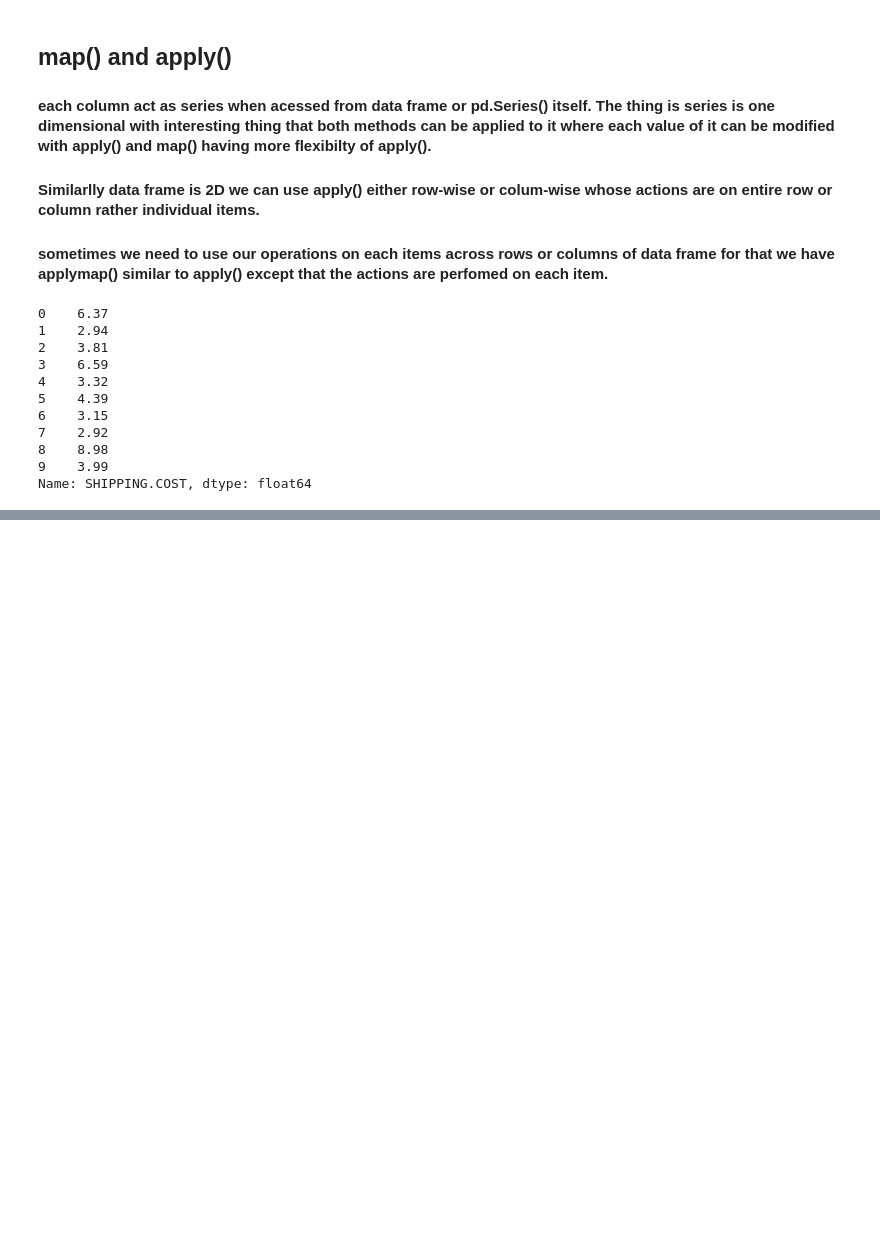
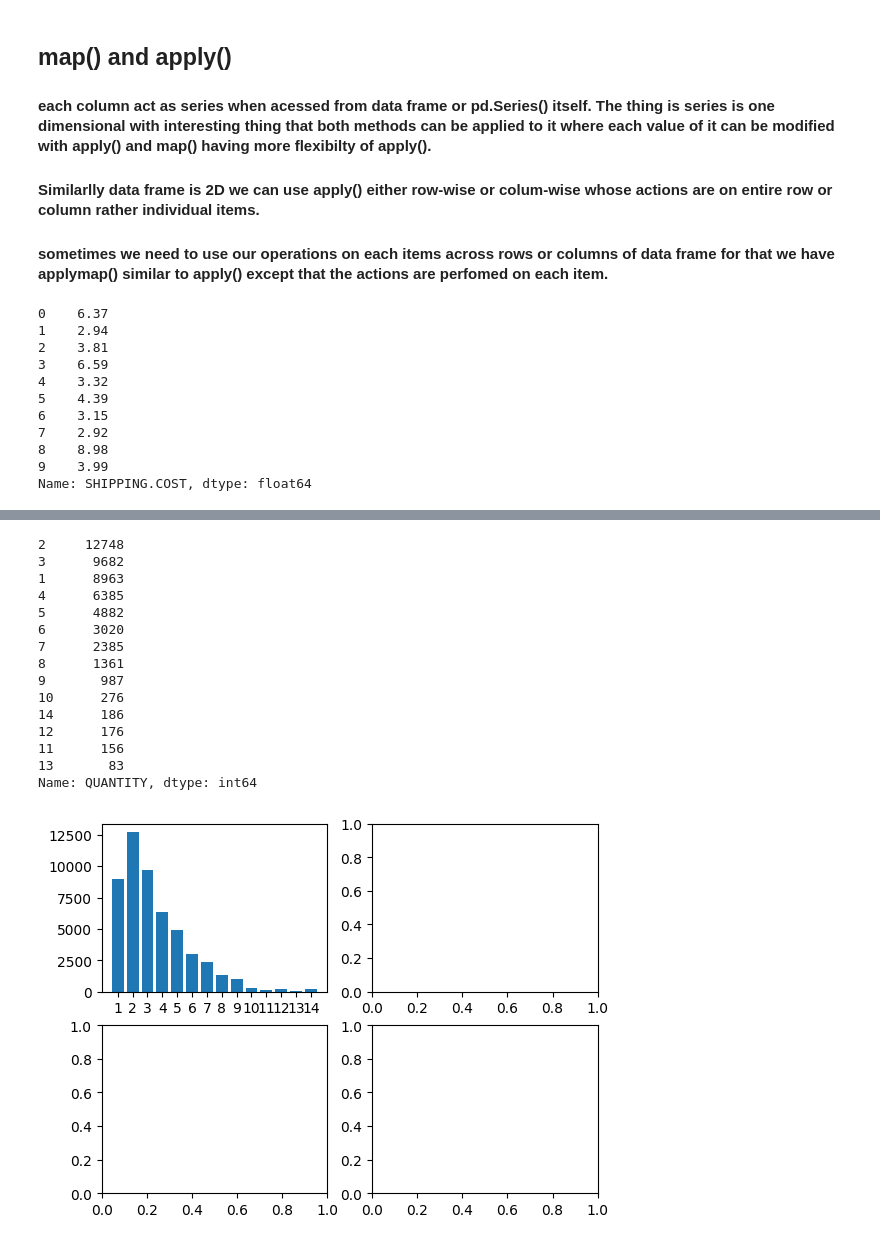
Before and after one commit to kunalmeon/Data-Analysis-Examples, a Jupyter notebook: SuperStoreData.ipynb, the cells around one changed output, grey strips where cells are left out. Cells and saved outputs as stored; diff of their text form; code cells hidden in the pictures; blank space fills up the shorter version.

```diff
--- a/SuperStoreData.ipynb
+++ b/SuperStoreData.ipynb
@@ -2037,7 +1601,0 @@ Happy Coding
-# %%
-fig,axes= myplot.subplots(2,2)
-xaxis=mySuperStoreDataFrame["QUANTITY"].sort_values(ascending=False).value_counts().index
-yaxis=mySuperStoreDataFrame["QUANTITY"].sort_values(ascending=False).value_counts().values
-print(xaxis)
-axes[0,0].bar(xaxis,yaxis)
-myplot.set_xticks=xaxis
@@ -2063,0 +1632,24 @@ Name: QUANTITY, dtype: int64
+# %%
+fig,axes= myplot.subplots(2,2)
+print(mySuperStoreDataFrame["QUANTITY"].sort_values(ascending=False).value_counts())
+xaxis=mySuperStoreDataFrame["QUANTITY"].sort_values(ascending=False).value_counts().index
+yaxis=mySuperStoreDataFrame["QUANTITY"].sort_values(ascending=False).value_counts().values
+axes[0,0].bar(xaxis,yaxis)
+axes[0,0].set_xticks(list(xaxis))
+# %% [output]
+2     12748
+3      9682
+1      8963
+4      6385
+5      4882
+6      3020
+7      2385
+8      1361
+9       987
+10      276
+14      186
+12      176
+11      156
+13       83
+Name: QUANTITY, dtype: int64
+[figure, added]
```
Also changed, not shown: parts of 90 cells of this notebook.
